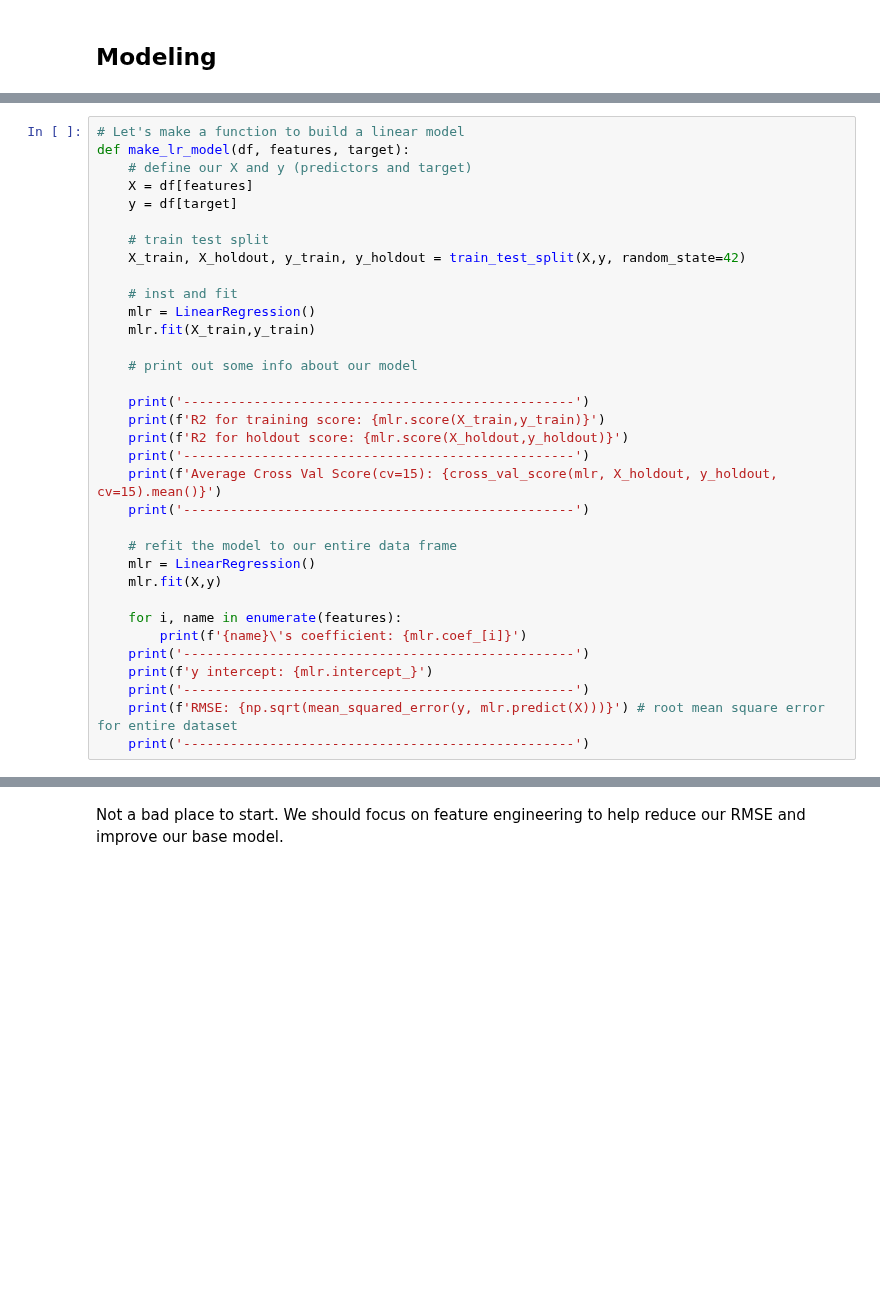
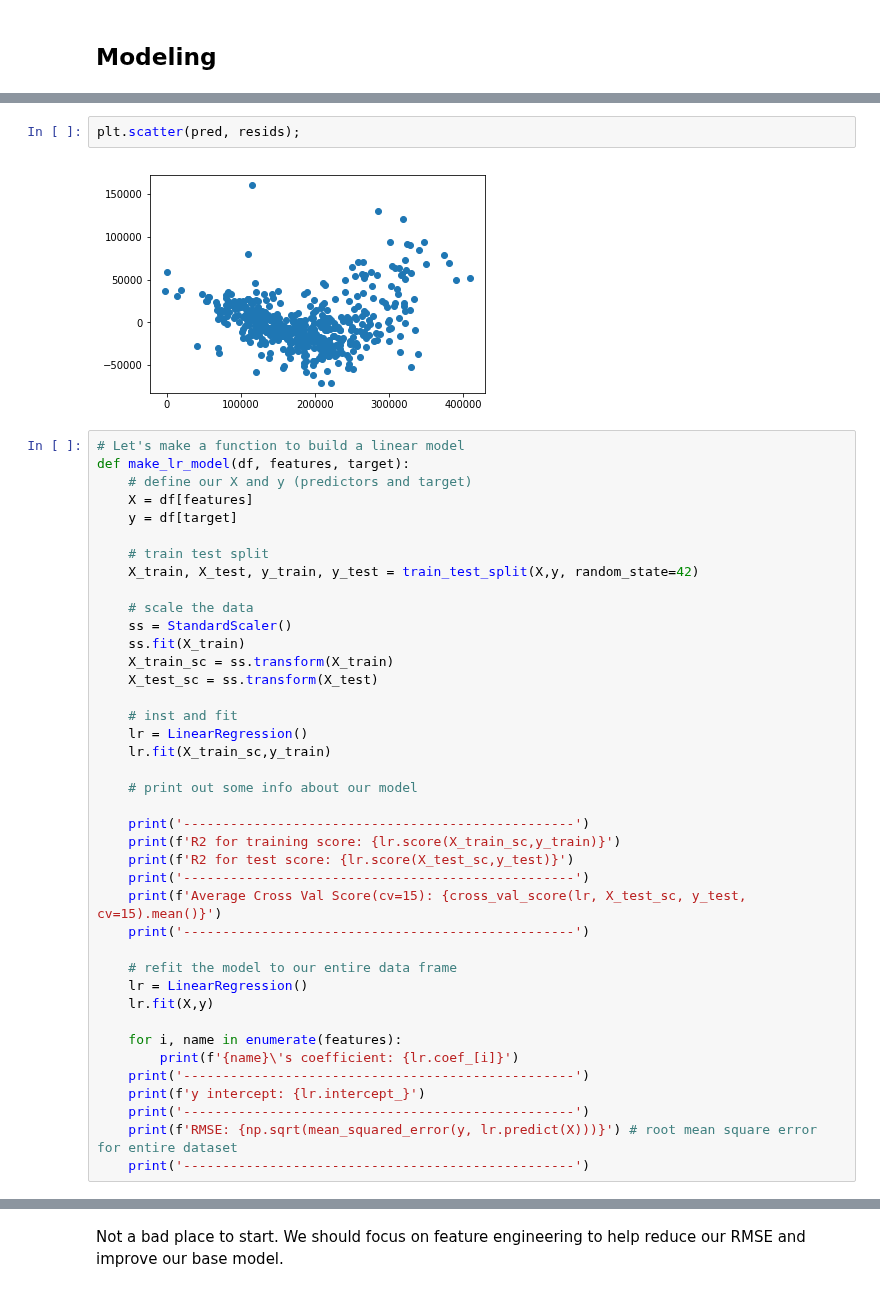
Before and after one commit to CreightonAshton/Scratchwork, a Jupyter notebook: Code/Ames/Ames.ipynb, the cells around one changed output, grey strips where cells are left out. Saved outputs shown, nothing was run; the diff lists cells and outputs as text; blank space fills up the shorter version.

```diff
--- a/Code/Ames/Ames.ipynb
+++ b/Code/Ames/Ames.ipynb
@@ -448,3 +494,7 @@ ___
+# %%
+plt.scatter(pred, resids);
+# %% [output]
+[figure, added]
 # %%
 # Let's make a function to build a linear model
 def make_lr_model(df, features, target):
@@ -453,31 +503,37 @@ def make_lr_model(df, features, target):
     y = df[target]
 
     # train test split
-    X_train, X_holdout, y_train, y_holdout = train_test_split(X,y, random_state=42)
+    X_train, X_test, y_train, y_test = train_test_split(X,y, random_state=42)
+
+    # scale the data
+    ss = StandardScaler()
+    ss.fit(X_train)
+    X_train_sc = ss.transform(X_train)
+    X_test_sc = ss.transform(X_test)
 
     # inst and fit
-    mlr = LinearRegression()
-    mlr.fit(X_train,y_train)
+    lr = LinearRegression()
+    lr.fit(X_train_sc,y_train)
 
     # print out some info about our model
 
     print('--------------------------------------------------')
-    print(f'R2 for training score: {mlr.score(X_train,y_train)}')
-    print(f'R2 for holdout score: {mlr.score(X_holdout,y_holdout)}')
+    print(f'R2 for training score: {lr.score(X_train_sc,y_train)}')
+    print(f'R2 for test score: {lr.score(X_test_sc,y_test)}')
     print('--------------------------------------------------')
-    print(f'Average Cross Val Score(cv=15): {cross_val_score(mlr, X_holdout, y_holdout, cv=15).mean()}')
+    print(f'Average Cross Val Score(cv=15): {cross_val_score(lr, X_test_sc, y_test, cv=15).mean()}')
     print('--------------------------------------------------')
 
     # refit the model to our entire data frame
-    mlr = LinearRegression()
-    mlr.fit(X,y)
+    lr = LinearRegression()
+    lr.fit(X,y)
 
     for i, name in enumerate(features):
-        print(f'{name}\'s coefficient: {mlr.coef_[i]}')
+        print(f'{name}\'s coefficient: {lr.coef_[i]}')
     print('--------------------------------------------------')
-    print(f'y intercept: {mlr.intercept_}')
+    print(f'y intercept: {lr.intercept_}')
     print('--------------------------------------------------')
-    print(f'RMSE: {np.sqrt(mean_squared_error(y, mlr.predict(X)))}') # root mean square error for entire dataset
+    print(f'RMSE: {np.sqrt(mean_squared_error(y, lr.predict(X)))}') # root mean square error for entire dataset
     print('--------------------------------------------------')
 # %%
 # model with all our numerical data
```
Also changed, not shown: parts of 10 cells of this notebook.
